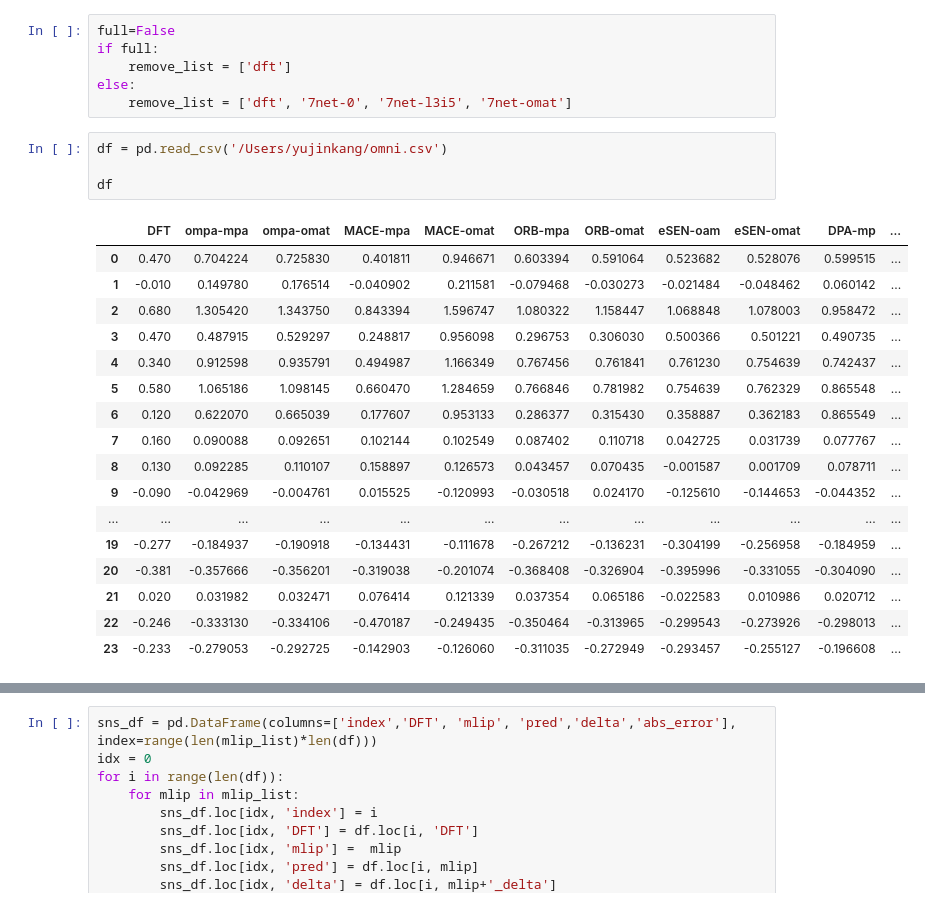
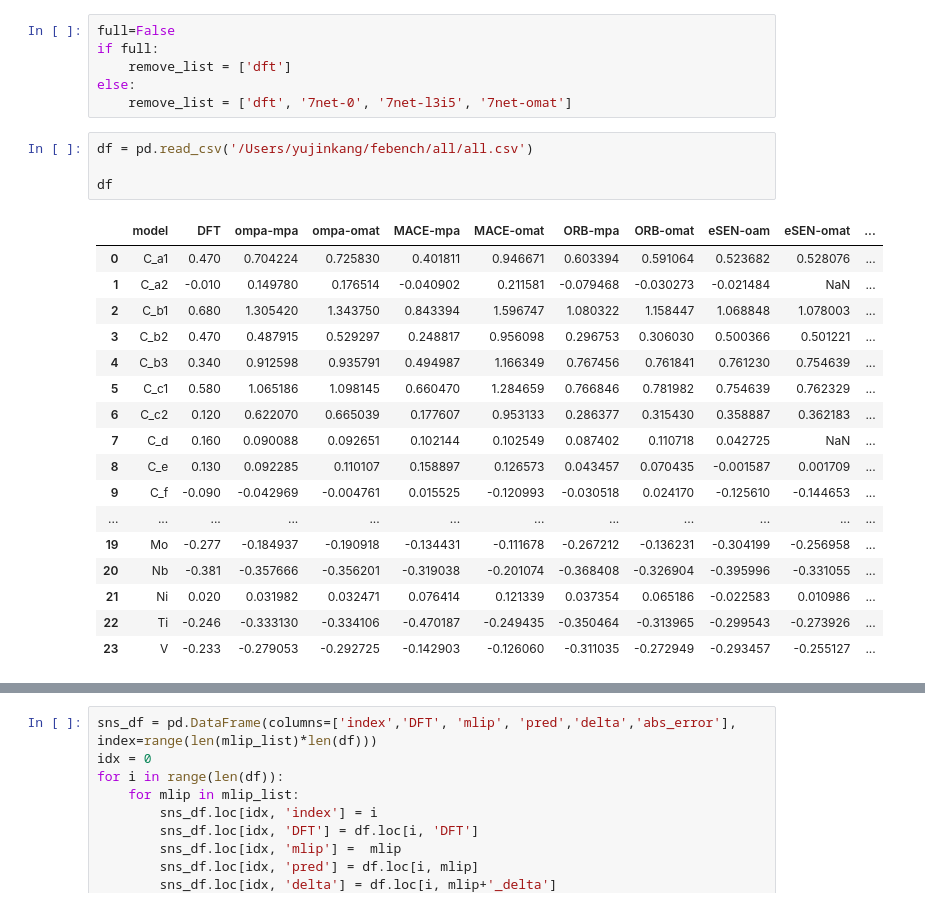
Before and after one commit to dnlf1ff/febench, a Jupyter notebook: data/test.ipynb, the cells around one changed output, grey strips where cells are left out. Cells and saved outputs as stored; diff of their text form.

```diff
--- a/data/test.ipynb
+++ b/data/test.ipynb
@@ -13,27 +13,27 @@ if full:
 else:
     remove_list = ['dft', '7net-0', '7net-l3i5', '7net-omat']
 # %%
-df = pd.read_csv('/Users/yujinkang/omni.csv')
+df = pd.read_csv('/Users/yujinkang/febench/all/all.csv')
 
 df
 # %% [output]
-|  | DFT | ompa-mpa | ompa-omat | MACE-mpa | MACE-omat | ORB-mpa | ORB-omat | eSEN-oam | eSEN-omat | DPA-mp | ... |
-| 0 | 0.470 | 0.704224 | 0.725830 | 0.401811 | 0.946671 | 0.603394 | 0.591064 | 0.523682 | 0.528076 | 0.599515 | ... |
-| 1 | -0.010 | 0.149780 | 0.176514 | -0.040902 | 0.211581 | -0.079468 | -0.030273 | -0.021484 | -0.048462 | 0.060142 | ... |
-| 2 | 0.680 | 1.305420 | 1.343750 | 0.843394 | 1.596747 | 1.080322 | 1.158447 | 1.068848 | 1.078003 | 0.958472 | ... |
-| 3 | 0.470 | 0.487915 | 0.529297 | 0.248817 | 0.956098 | 0.296753 | 0.306030 | 0.500366 | 0.501221 | 0.490735 | ... |
-| 4 | 0.340 | 0.912598 | 0.935791 | 0.494987 | 1.166349 | 0.767456 | 0.761841 | 0.761230 | 0.754639 | 0.742437 | ... |
-| 5 | 0.580 | 1.065186 | 1.098145 | 0.660470 | 1.284659 | 0.766846 | 0.781982 | 0.754639 | 0.762329 | 0.865548 | ... |
-| 6 | 0.120 | 0.622070 | 0.665039 | 0.177607 | 0.953133 | 0.286377 | 0.315430 | 0.358887 | 0.362183 | 0.865549 | ... |
-| 7 | 0.160 | 0.090088 | 0.092651 | 0.102144 | 0.102549 | 0.087402 | 0.110718 | 0.042725 | 0.031739 | 0.077767 | ... |
-| 8 | 0.130 | 0.092285 | 0.110107 | 0.158897 | 0.126573 | 0.043457 | 0.070435 | -0.001587 | 0.001709 | 0.078711 | ... |
-| 9 | -0.090 | -0.042969 | -0.004761 | 0.015525 | -0.120993 | -0.030518 | 0.024170 | -0.125610 | -0.144653 | -0.044352 | ... |
+|  | model | DFT | ompa-mpa | ompa-omat | MACE-mpa | MACE-omat | ORB-mpa | ORB-omat | eSEN-oam | eSEN-omat | ... |
+| 0 | C_a1 | 0.470 | 0.704224 | 0.725830 | 0.401811 | 0.946671 | 0.603394 | 0.591064 | 0.523682 | 0.528076 | ... |
+| 1 | C_a2 | -0.010 | 0.149780 | 0.176514 | -0.040902 | 0.211581 | -0.079468 | -0.030273 | -0.021484 | NaN | ... |
+| 2 | C_b1 | 0.680 | 1.305420 | 1.343750 | 0.843394 | 1.596747 | 1.080322 | 1.158447 | 1.068848 | 1.078003 | ... |
+| 3 | C_b2 | 0.470 | 0.487915 | 0.529297 | 0.248817 | 0.956098 | 0.296753 | 0.306030 | 0.500366 | 0.501221 | ... |
+| 4 | C_b3 | 0.340 | 0.912598 | 0.935791 | 0.494987 | 1.166349 | 0.767456 | 0.761841 | 0.761230 | 0.754639 | ... |
+| 5 | C_c1 | 0.580 | 1.065186 | 1.098145 | 0.660470 | 1.284659 | 0.766846 | 0.781982 | 0.754639 | 0.762329 | ... |
+| 6 | C_c2 | 0.120 | 0.622070 | 0.665039 | 0.177607 | 0.953133 | 0.286377 | 0.315430 | 0.358887 | 0.362183 | ... |
+| 7 | C_d | 0.160 | 0.090088 | 0.092651 | 0.102144 | 0.102549 | 0.087402 | 0.110718 | 0.042725 | NaN | ... |
+| 8 | C_e | 0.130 | 0.092285 | 0.110107 | 0.158897 | 0.126573 | 0.043457 | 0.070435 | -0.001587 | 0.001709 | ... |
+| 9 | C_f | -0.090 | -0.042969 | -0.004761 | 0.015525 | -0.120993 | -0.030518 | 0.024170 | -0.125610 | -0.144653 | ... |
 | ... | ... | ... | ... | ... | ... | ... | ... | ... | ... | ... | ... |
-| 19 | -0.277 | -0.184937 | -0.190918 | -0.134431 | -0.111678 | -0.267212 | -0.136231 | -0.304199 | -0.256958 | -0.184959 | ... |
-| 20 | -0.381 | -0.357666 | -0.356201 | -0.319038 | -0.201074 | -0.368408 | -0.326904 | -0.395996 | -0.331055 | -0.304090 | ... |
-| 21 | 0.020 | 0.031982 | 0.032471 | 0.076414 | 0.121339 | 0.037354 | 0.065186 | -0.022583 | 0.010986 | 0.020712 | ... |
-| 22 | -0.246 | -0.333130 | -0.334106 | -0.470187 | -0.249435 | -0.350464 | -0.313965 | -0.299543 | -0.273926 | -0.298013 | ... |
-| 23 | -0.233 | -0.279053 | -0.292725 | -0.142903 | -0.126060 | -0.311035 | -0.272949 | -0.293457 | -0.255127 | -0.196608 | ... |
+| 19 | Mo | -0.277 | -0.184937 | -0.190918 | -0.134431 | -0.111678 | -0.267212 | -0.136231 | -0.304199 | -0.256958 | ... |
+| 20 | Nb | -0.381 | -0.357666 | -0.356201 | -0.319038 | -0.201074 | -0.368408 | -0.326904 | -0.395996 | -0.331055 | ... |
+| 21 | Ni | 0.020 | 0.031982 | 0.032471 | 0.076414 | 0.121339 | 0.037354 | 0.065186 | -0.022583 | 0.010986 | ... |
+| 22 | Ti | -0.246 | -0.333130 | -0.334106 | -0.470187 | -0.249435 | -0.350464 | -0.313965 | -0.299543 | -0.273926 | ... |
+| 23 | V | -0.233 | -0.279053 | -0.292725 | -0.142903 | -0.126060 | -0.311035 | -0.272949 | -0.293457 | -0.255127 | ... |
 # %%
 # df.drop(columns=['solute'], inplace=True)
 mlip_list = df.columns.tolist()
```
Also changed, not shown: parts of 8 cells of this notebook, 30 other files.
